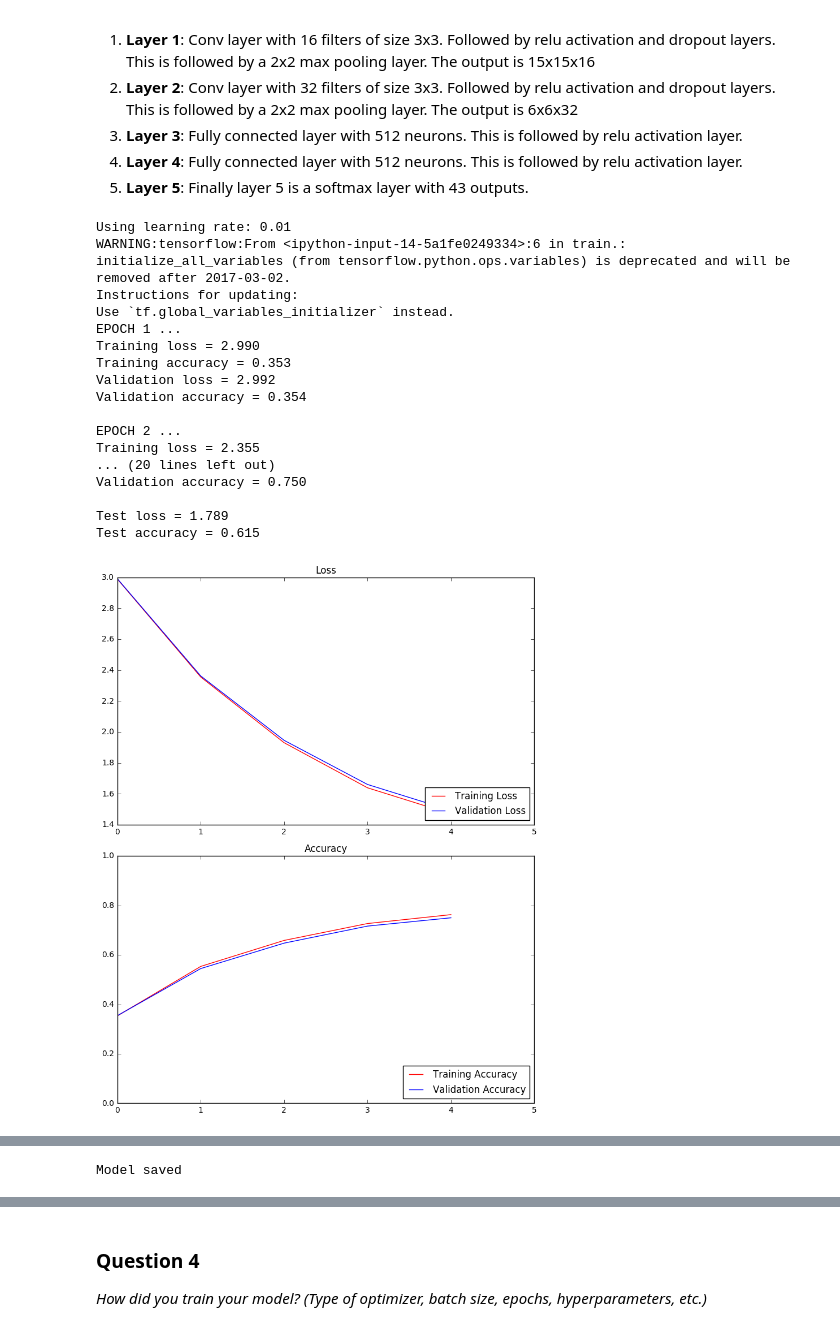
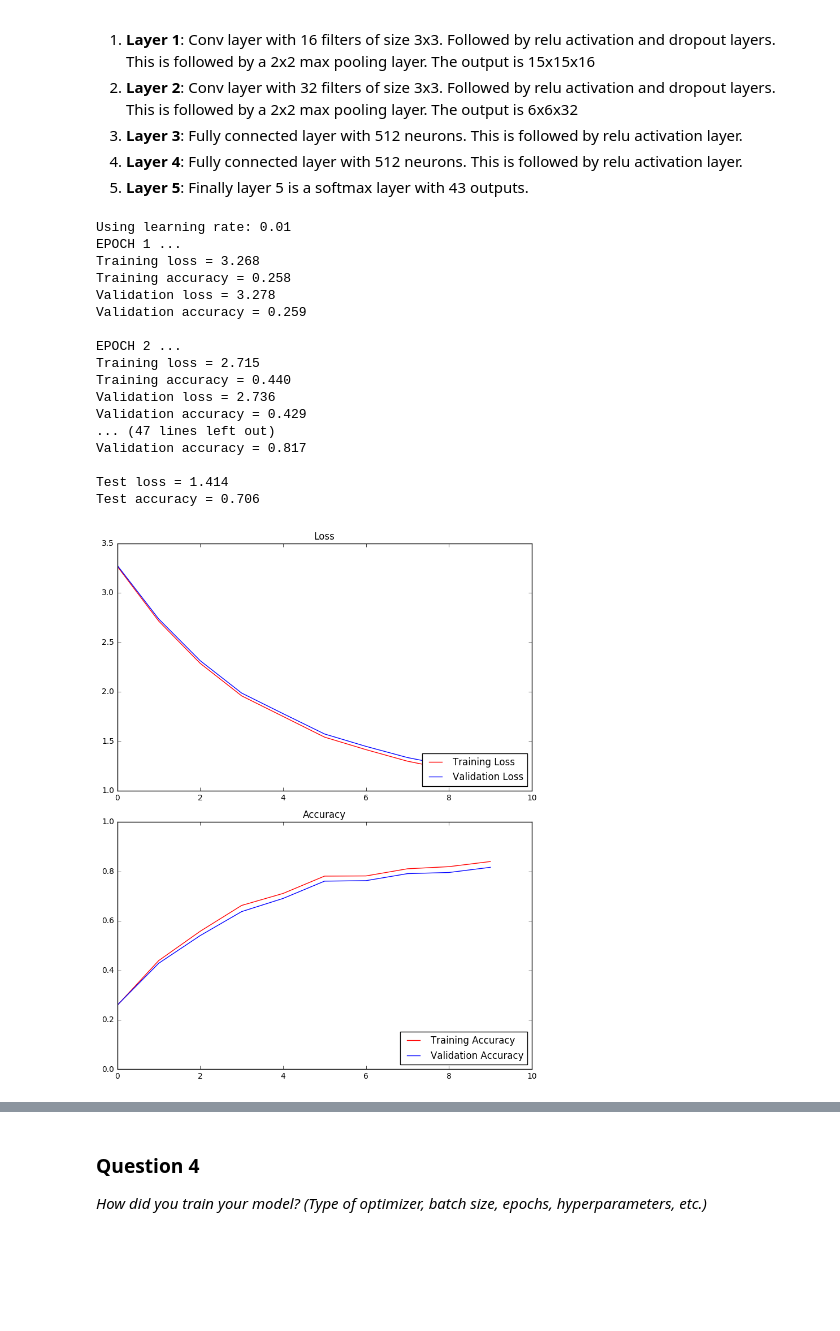
Before and after one commit to subodh-malgonde/traffic-signs-classification, a Jupyter notebook: Traffic_Signs_Recognition.ipynb, the cells around one changed output, grey strips where cells are left out. Saved outputs shown, nothing was run; the diff lists cells and outputs as text; code cells hidden in the pictures; blank space fills up the shorter version.

```diff
--- a/Traffic_Signs_Recognition.ipynb
+++ b/Traffic_Signs_Recognition.ipynb
@@ -113,7 +113,7 @@ samples_per_class = 4
 classes_per_visualization = 6
 
 # Change this parameter to decide which classes to visualize. Should be <= 7
-class_id_offset = 0
+class_id_offset = 3
 
 ids = range(num_classes)
 
@@ -503,7 +503,7 @@ The model has 5 layers.
 # over hyperparameters batch_size and learning_rate
 n_train = X_train.shape[0]
 
-num_train_small = 20000
+num_train_small = 15000
 indexes = np.random.choice(n_train, num_train_small, replace=False)
 X_train_small = X_train[indexes]
 y_train_small = y_train[indexes]
@@ -511,30 +511,30 @@ y_train_small = y_train[indexes]
 X_val_small = X_val
 y_val_small = y_val
 # %%
-EPOCHS = 5
+EPOCHS = 10
 BATCH_SIZE = 128
 reg = 0.5
-LEARNING_RATES = [0.01, 0.001]
+LEARNING_RATES = [0.01]
 for lr in LEARNING_RATES:
     print("Using learning rate: %s" % str(lr))
     train(X_train_small, y_train_small, X_val_small, y_val_small, X_test, y_test, lr)
 # %% [output]
 Using learning rate: 0.01
-WARNING:tensorflow:From <ipython-input-14-5a1fe0249334>:6 in train.: initialize_all_variables (from tensorflow.python.ops.variables) is deprecated and will be removed after 2017-03-02.
-Instructions for updating:
-Use `tf.global_variables_initializer` instead.
 EPOCH 1 ...
-Training loss = 2.990
-Training accuracy = 0.353
-Validation loss = 2.992
-Validation accuracy = 0.354
+Training loss = 3.268
+Training accuracy = 0.258
+Validation loss = 3.278
+Validation accuracy = 0.259
 
 EPOCH 2 ...
-Training loss = 2.355
-... (20 lines left out)
-Validation accuracy = 0.750
+Training loss = 2.715
+Training accuracy = 0.440
+Validation loss = 2.736
+Validation accuracy = 0.429
+... (47 lines left out)
+Validation accuracy = 0.817
 
-Test loss = 1.789
-Test accuracy = 0.615
+Test loss = 1.414
+Test accuracy = 0.706
-[figure, old version]
+[figure, new version]
 Model saved
@@ -558,3 +541,2 @@ Test accuracy = 0.191
-Model saved
 # %%
 # Now after the best hyper-parameters have been found, train on the entire data-set
```
Also changed, not shown: parts of 8 cells of this notebook.
